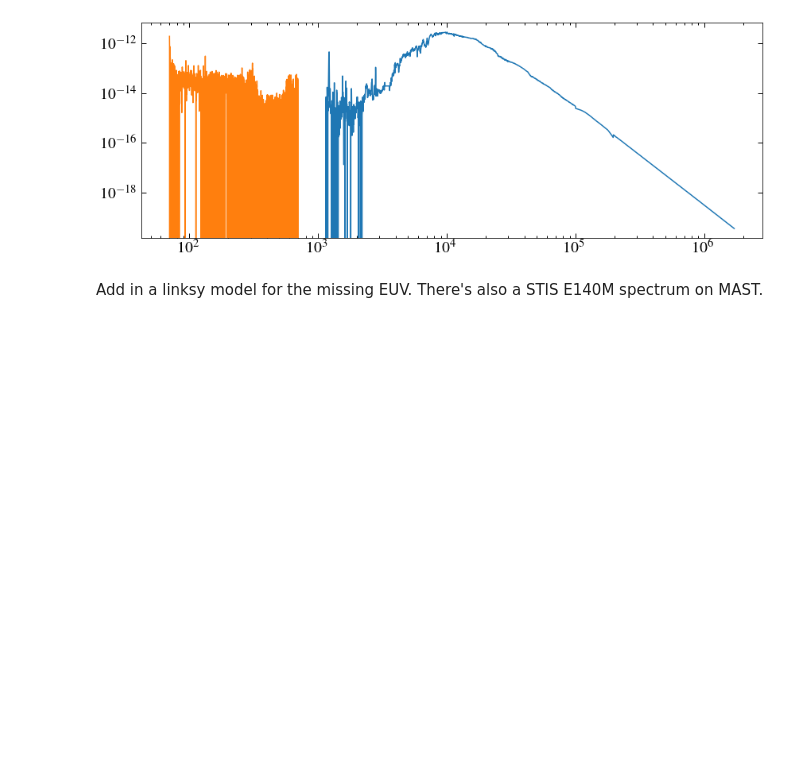
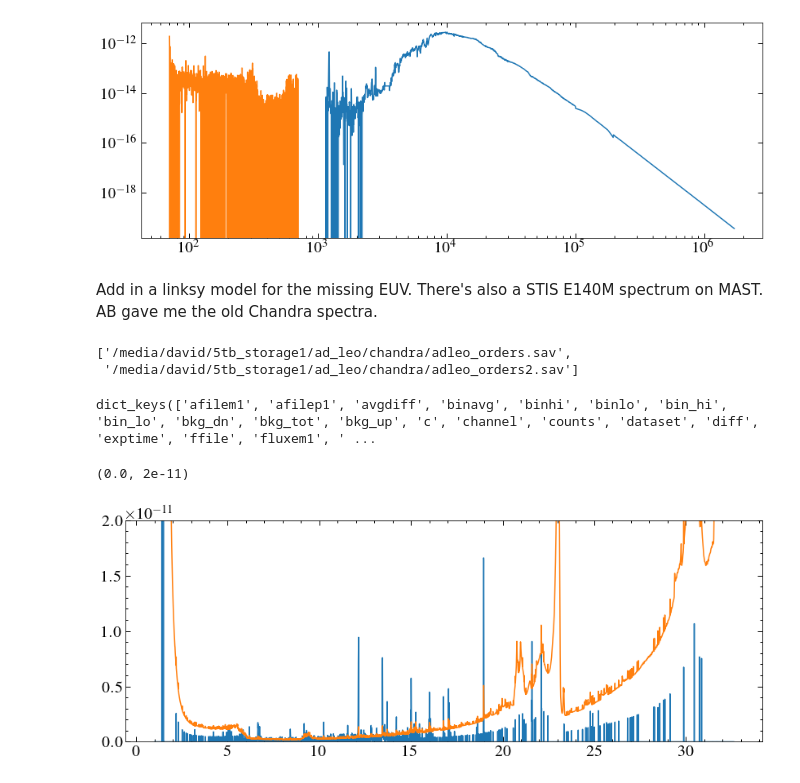
Before and after one commit to davidjwilson/ad-leo-sed, a Jupyter notebook: ad_leo_sed.ipynb, the cells around one changed output. Drawn from its saved outputs; the diff is of its cells as text; code cells hidden in the pictures; blank space fills up the shorter version.

Commit message:
added spectra

```diff
--- a/ad_leo_sed.ipynb
+++ b/ad_leo_sed.ipynb
@@ -111,6 +143,30 @@ plt.yscale('log')
 # %%
 #plt.plot(data[0]['WAVE'], data[0]['FLUX'])
 # %% [markdown]
-Add in a linksy model for the missing EUV. There's also a STIS E140M spectrum on MAST.
+Add in a linksy model for the missing EUV. There's also a STIS E140M spectrum on MAST. AB gave me the old Chandra spectra.
 # %%
 lya = 9.97e-12# ergs cm-2 s-1
+# %%
+cpath = '/media/david/5tb_storage1/ad_leo/chandra/'
+cfiles = glob.glob('{}*.sav'.format(cpath))
+cfiles
+# %% [output]
+['/media/david/5tb_storage1/ad_leo/chandra/adleo_orders.sav',
+ '/media/david/5tb_storage1/ad_leo/chandra/adleo_orders2.sav']
+# %%
+cdata = readsav(cfiles[0])
+# %%
+cdata.keys()
+# %% [output]
+dict_keys(['afilem1', 'afilep1', 'avgdiff', 'binavg', 'binhi', 'binlo', 'bin_hi', 'bin_lo', 'bkg_dn', 'bkg_tot', 'bkg_up', 'c', 'channel', 'counts', 'dataset', 'diff', 'exptime', 'ffile', 'fluxem1', ' ...
+# %%
+plt.plot(cdata.p1wave, cdata.fluxp1)
+plt.plot(cdata.p1wave, cdata.fluxep1)
+#plt.plot(cdata.p1hwave, cdata.fluxp1heg)
+#plt.plot(cdata.m1wave, cdata.fluxm1)
+#plt.plot(cdata.m1hwave, cdata.fluxm1heg)
+#plt.yscale('log')
+plt.ylim(0, 20e-12)
+# %% [output]
+(0.0, 2e-11)
+[figure, added]
```
Also changed, not shown: parts of 32 cells of this notebook, 3 other files.
